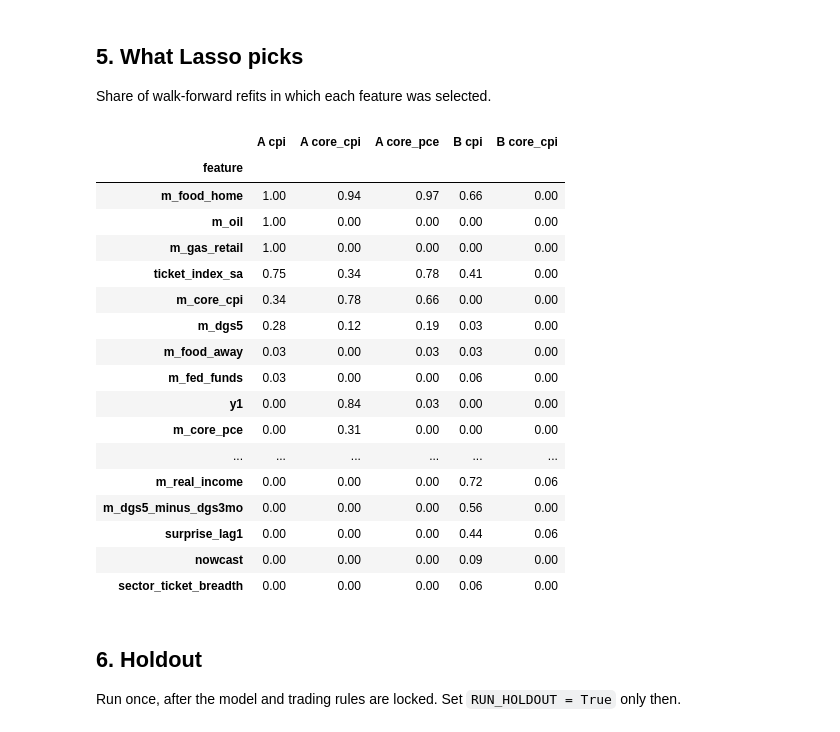
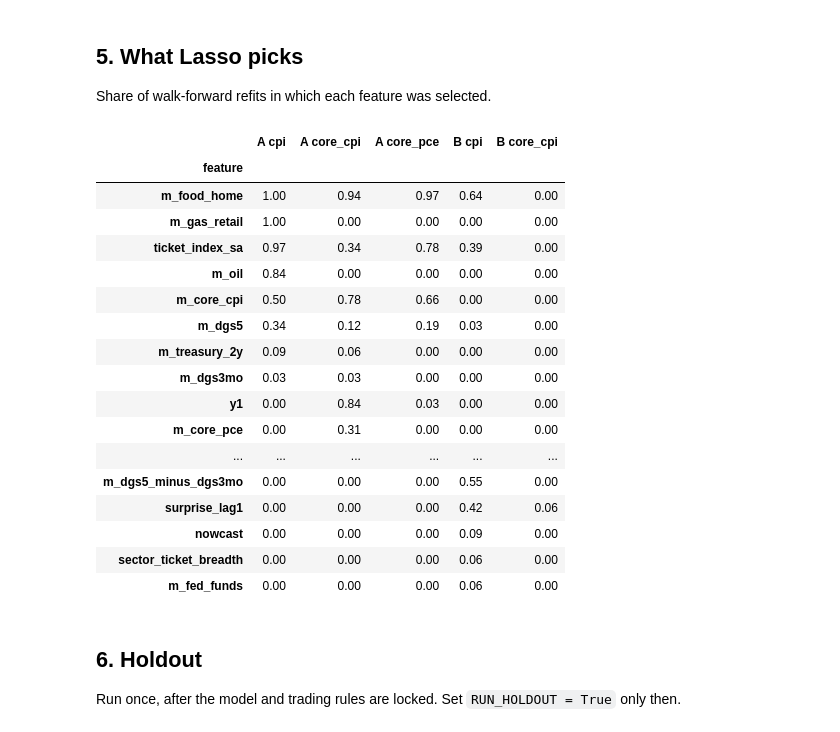
Before and after one commit to deccampbell/QCF_Capstone_Fiserv, a Jupyter notebook: 02_phase3_models.ipynb, the cells around one changed output. Drawn from its saved outputs; the diff is of its cells as text; code cells hidden in the pictures.

```diff
--- a/02_phase3_models.ipynb
+++ b/02_phase3_models.ipynb
@@ -66,8 +70,14 @@ MARKET = {"oil": "pct", "fed_funds": "diff", "treasury_2y": "diff", "treasury_10
 macro = pd.DataFrame({f"m_{name}": as_known(sid, kind) for sid, (name, kind) in ALFRED.items()})
 for col, kind in MARKET.items():
     macro[f"m_{col}"] = data[col].pct_change(fill_method=None) * 100 if kind == "pct" else data[col].diff()
-gas = fred.get_series("GASREGW", observation_start="2017-01-01").resample("MS").mean()  # weekly retail gasoline
-macro["m_gas_retail"] = (gas.pct_change() * 100).reindex(data.index)
-macro.loc[:HOLDOUT_START].describe().T.round(2)
+# Retail gasoline isn't seasonally adjusted but CPI is, so subtract the normal seasonal move for each calendar month
+# (BLS gasoline seasonal factors, averaged over 2010-2018, i.e. before our sample)
+gas = fred.get_series("GASREGW", observation_start="2017-01-01").resample("MS").mean()
+gas_nsa = np.log(fred.get_series("CUUR0000SETB01", observation_start="2009-12-01")).diff()
+gas_sa = np.log(fred.get_series("CUSR0000SETB01", observation_start="2009-12-01")).diff()
+seasonal = ((gas_nsa - gas_sa) * 100).loc["2010":"2018"]
+seasonal = seasonal.groupby(seasonal.index.month).mean()
+macro["m_gas_retail"] = (gas.pct_change() * 100).reindex(data.index) - data.index.month.map(seasonal).values
+macro[macro.index < HOLDOUT_START].describe().T.round(2)
 # %% [output]
 |  | count | mean | std | min | 25% | 50% | 75% | max |
@@ -188,16 +215,21 @@ def table_a(k, end=HOLDOUT_START):
     fp = data[f"clev_{k}_first_print"]
     return table(fp, 0.0, {"actual": fp, "nowcast": data[f"clev_{k}_nowcast_fsbi"], "y1": fp.shift(1), "y2": fp.shift(2)}, end)
 
-MODELS_A = {
-    "Nowcast": column("nowcast"),
-    "Last month": column("y1"),
-    "ARIMA(1,0,1)": arimax([]),
-    "ARIMAX(1,0,1) + FSBI": arimax(FSBI_SPARSE),
-    "Lasso (wide, ≤5)": lasso(WIDE_A),
-    "Random forest (wide)": rf(WIDE_A),
-    "XGBoost (wide)": xgb(WIDE_A),
-}
-runs_a = {k: walk_forward(table_a(k), MODELS_A) for k in A_KEYS}
-scores_a = pd.concat({k: score(f, MODELS_A, refs=["Nowcast", "ARIMA(1,0,1)"]) for k, (f, _) in runs_a.items()})
+ENERGY = ["m_gas_retail", "m_oil"]
+
+def models_a(k):
+    return {
+        "Nowcast": column("nowcast"),
+        "Last month": column("y1"),
+        "ARIMAX(1,0,1)": arimax(FSBI_SPARSE + (ENERGY if k == "cpi" else [])),
+        "Lasso (wide, ≤5)": lasso(WIDE_A),
+        "Random forest (wide)": rf(WIDE_A),
+        "Random forest (sparse)": on_lasso_picks(rf, WIDE_A),
+        "XGBoost (wide)": xgb(WIDE_A),
+        "XGBoost (sparse)": on_lasso_picks(xgb, WIDE_A),
+    }
+
+runs_a = {k: walk_forward(table_a(k), models_a(k)) for k in A_KEYS}
+scores_a = pd.concat({k: score(f, models_a(k), refs=["Nowcast"]) for k, (f, _) in runs_a.items()})
 scores_a.round(3)
 # %% [output]
@@ -268,28 +300,27 @@ Sparse OLS and ARIMAX beat the nowcast for CPI and core CPI; Lasso doesn't. Noth
 
 Share of walk-forward refits in which each feature was selected.
 # %%
-n_fc = {k: len(f) for k, (f, _) in runs_a.items()}
-pd.concat({**{f"A {k}": p.feature.value_counts() / n_fc[k] for k, (_, p) in runs_a.items()},
-           **{f"B {k}": p.feature.value_counts() / n_fc[k] for k, (_, p) in runs_b.items()}}, axis=1).fillna(0).round(2)
+pd.concat({**{f"A {k}": p.feature.value_counts() / len(f) for k, (f, p) in runs_a.items()},
+           **{f"B {k}": p.feature.value_counts() / len(f) for k, (f, p) in runs_b.items()}}, axis=1).fillna(0).round(2)
 # %% [output]
 |  | A cpi | A core_cpi | A core_pce | B cpi | B core_cpi |
 | feature |  |  |  |  |  |
-| m_food_home | 1.00 | 0.94 | 0.97 | 0.66 | 0.00 |
-| m_oil | 1.00 | 0.00 | 0.00 | 0.00 | 0.00 |
+| m_food_home | 1.00 | 0.94 | 0.97 | 0.64 | 0.00 |
 | m_gas_retail | 1.00 | 0.00 | 0.00 | 0.00 | 0.00 |
-| ticket_index_sa | 0.75 | 0.34 | 0.78 | 0.41 | 0.00 |
-| m_core_cpi | 0.34 | 0.78 | 0.66 | 0.00 | 0.00 |
-| m_dgs5 | 0.28 | 0.12 | 0.19 | 0.03 | 0.00 |
-| m_food_away | 0.03 | 0.00 | 0.03 | 0.03 | 0.00 |
-| m_fed_funds | 0.03 | 0.00 | 0.00 | 0.06 | 0.00 |
+| ticket_index_sa | 0.97 | 0.34 | 0.78 | 0.39 | 0.00 |
+| m_oil | 0.84 | 0.00 | 0.00 | 0.00 | 0.00 |
+| m_core_cpi | 0.50 | 0.78 | 0.66 | 0.00 | 0.00 |
+| m_dgs5 | 0.34 | 0.12 | 0.19 | 0.03 | 0.00 |
+| m_treasury_2y | 0.09 | 0.06 | 0.00 | 0.00 | 0.00 |
+| m_dgs3mo | 0.03 | 0.03 | 0.00 | 0.00 | 0.00 |
 | y1 | 0.00 | 0.84 | 0.03 | 0.00 | 0.00 |
 | m_core_pce | 0.00 | 0.31 | 0.00 | 0.00 | 0.00 |
 | ... | ... | ... | ... | ... | ... |
-| m_real_income | 0.00 | 0.00 | 0.00 | 0.72 | 0.06 |
-| m_dgs5_minus_dgs3mo | 0.00 | 0.00 | 0.00 | 0.56 | 0.00 |
-| surprise_lag1 | 0.00 | 0.00 | 0.00 | 0.44 | 0.06 |
+| m_dgs5_minus_dgs3mo | 0.00 | 0.00 | 0.00 | 0.55 | 0.00 |
+| surprise_lag1 | 0.00 | 0.00 | 0.00 | 0.42 | 0.06 |
 | nowcast | 0.00 | 0.00 | 0.00 | 0.09 | 0.00 |
 | sector_ticket_breadth | 0.00 | 0.00 | 0.00 | 0.06 | 0.00 |
+| m_fed_funds | 0.00 | 0.00 | 0.00 | 0.06 | 0.00 |
 # %% [markdown]
 ## 6. Holdout
 
```
Also changed, not shown: parts of 7 cells of this notebook.
